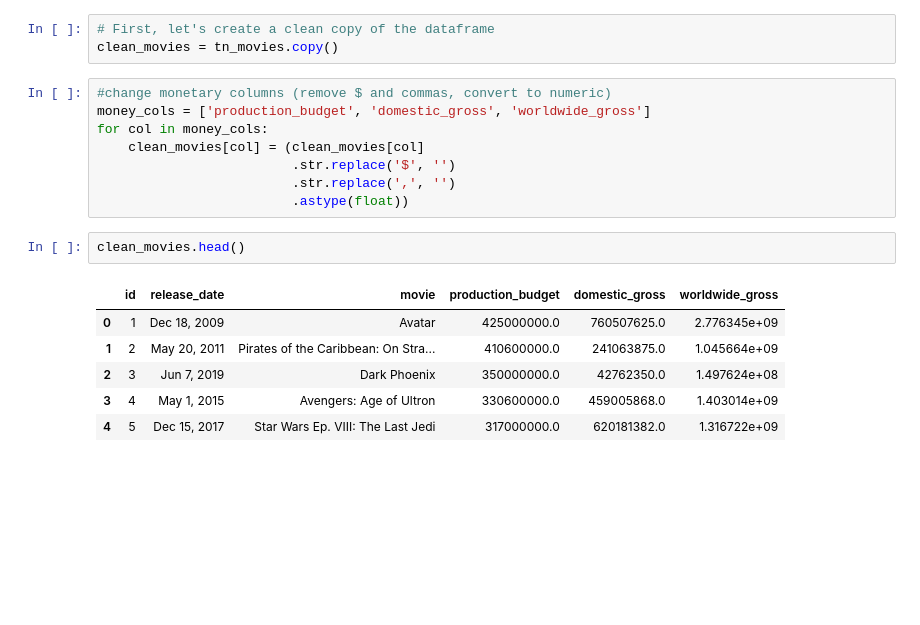
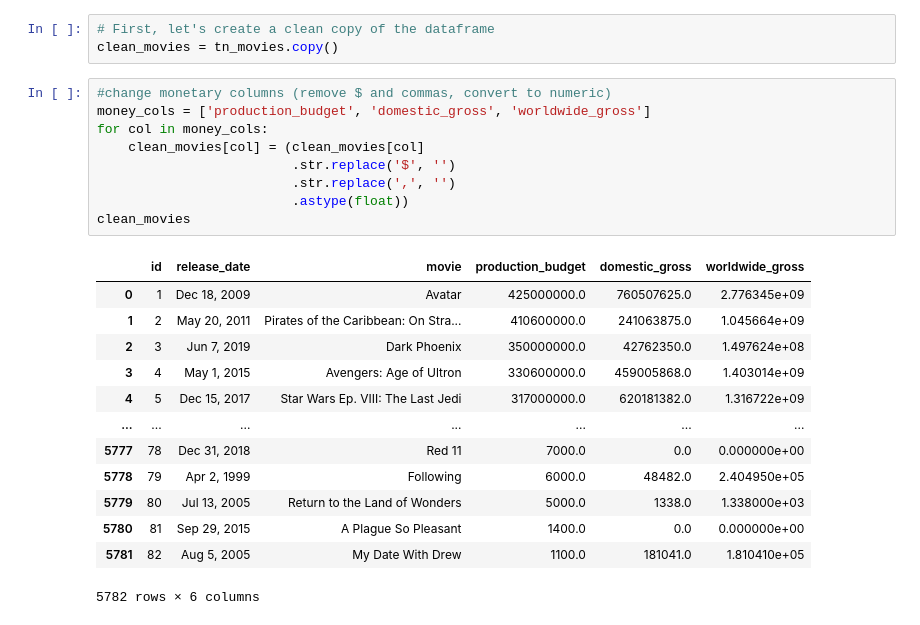
Before and after one commit to FrancisNdirangu/Phase-2-Project, a Jupyter notebook: student.ipynb, the cells around one changed output. Cells and saved outputs as stored; diff of their text form; blank space fills up the shorter version.

```diff
--- a/student.ipynb
+++ b/student.ipynb
@@ -91,17 +91,23 @@ clean_movies = tn_movies.copy()
 # %%
 #change monetary columns (remove $ and commas, convert to numeric)
 money_cols = ['production_budget', 'domestic_gross', 'worldwide_gross']
 for col in money_cols:
     clean_movies[col] = (clean_movies[col]
                          .str.replace('$', '')
                          .str.replace(',', '')
                          .astype(float))
+clean_movies
+# %% [output]
+|  | id | release_date | movie | production_budget | domestic_gross | worldwide_gross |
+| 0 | 1 | Dec 18, 2009 | Avatar | 425000000.0 | 760507625.0 | 2.776345e+09 |
+| 1 | 2 | May 20, 2011 | Pirates of the Caribbean: On Stra... | 410600000.0 | 241063875.0 | 1.045664e+09 |
+| 2 | 3 | Jun 7, 2019 | Dark Phoenix | 350000000.0 | 42762350.0 | 1.497624e+08 |
+| 3 | 4 | May 1, 2015 | Avengers: Age of Ultron | 330600000.0 | 459005868.0 | 1.403014e+09 |
+| 4 | 5 | Dec 15, 2017 | Star Wars Ep. VIII: The Last Jedi | 317000000.0 | 620181382.0 | 1.316722e+09 |
+| ... | ... | ... | ... | ... | ... | ... |
+| 5777 | 78 | Dec 31, 2018 | Red 11 | 7000.0 | 0.0 | 0.000000e+00 |
+| 5778 | 79 | Apr 2, 1999 | Following | 6000.0 | 48482.0 | 2.404950e+05 |
+| 5779 | 80 | Jul 13, 2005 | Return to the Land of Wonders | 5000.0 | 1338.0 | 1.338000e+03 |
+| 5780 | 81 | Sep 29, 2015 | A Plague So Pleasant | 1400.0 | 0.0 | 0.000000e+00 |
+| 5781 | 82 | Aug 5, 2005 | My Date With Drew | 1100.0 | 181041.0 | 1.810410e+05 |
+5782 rows × 6 columns
-# %%
-clean_movies.head()
-# %% [output]
-|  | id | release_date | movie | production_budget | domestic_gross | worldwide_gross |
-| 0 | 1 | Dec 18, 2009 | Avatar | 425000000.0 | 760507625.0 | 2.776345e+09 |
-| 1 | 2 | May 20, 2011 | Pirates of the Caribbean: On Stra... | 410600000.0 | 241063875.0 | 1.045664e+09 |
-| 2 | 3 | Jun 7, 2019 | Dark Phoenix | 350000000.0 | 42762350.0 | 1.497624e+08 |
-| 3 | 4 | May 1, 2015 | Avengers: Age of Ultron | 330600000.0 | 459005868.0 | 1.403014e+09 |
-| 4 | 5 | Dec 15, 2017 | Star Wars Ep. VIII: The Last Jedi | 317000000.0 | 620181382.0 | 1.316722e+09 |
```
Also changed, not shown: parts of 3 cells of this notebook.
